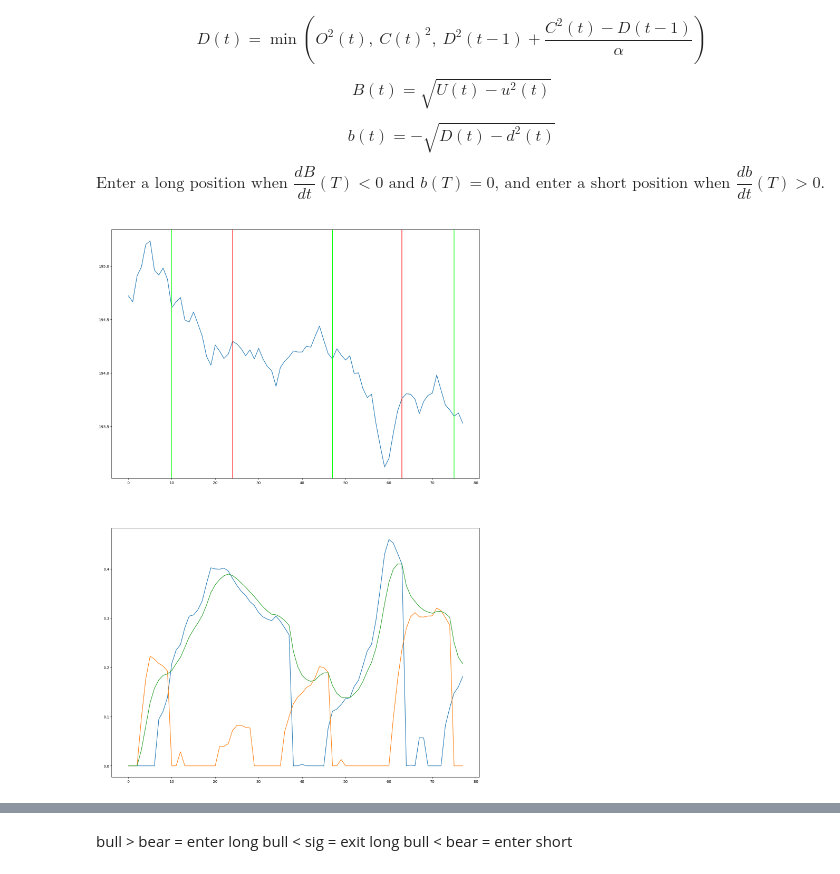
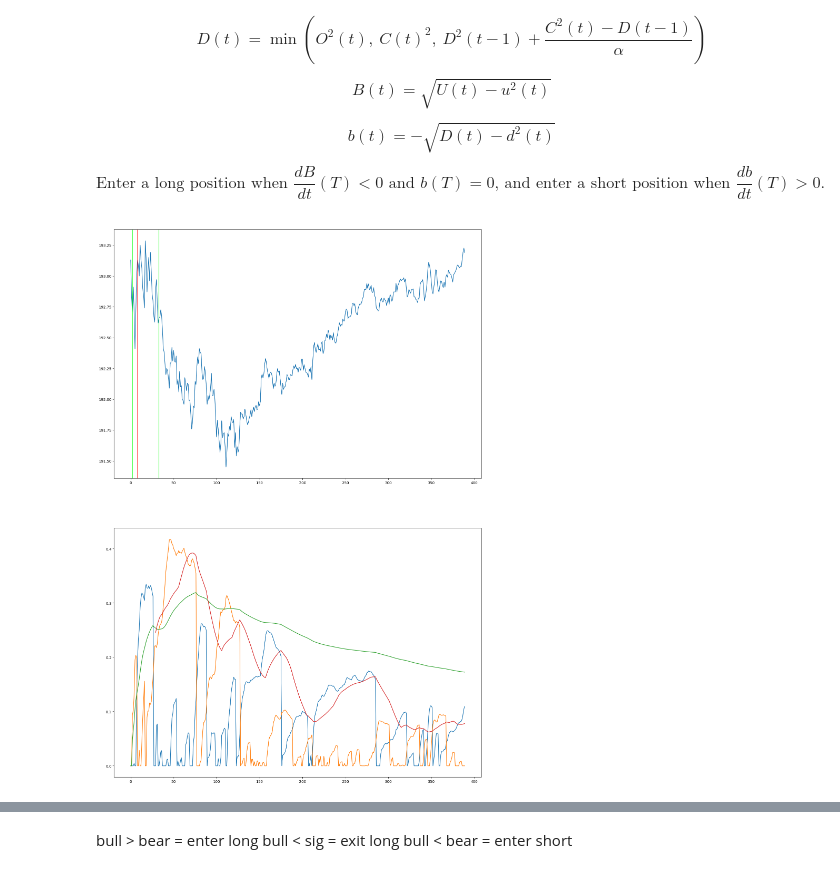
Before and after one commit to Juicestus/tradeautomation, a Jupyter notebook: strategies/squarebounds2/sb.ipynb, the cells around one changed output, grey strips where cells are left out. Drawn from its saved outputs; the diff is of its cells as text; code cells hidden in the pictures.

```diff
--- a/strategies/squarebounds2/sb.ipynb
+++ b/strategies/squarebounds2/sb.ipynb
@@ -14,7 +14,7 @@ import priceanalytics.data as data
 big_df = data.alpaca_download_single(
     'AAPL',
     past_days=30,
-    interval=5
+    interval=1
 )
 dfs = data.split_alpaca_on_day(big_df)
 # %% [markdown]
@@ -76,15 +76,12 @@ def sb(close, _open):
     N = len(close)
 #     alpha = 2 / (_len + 1)
 #     alpha_sig = 2 / (sig_len + 1)
-    alpha = 10
-    asig = 5
+    alpha = 20
 
-    up1, up2, dn1, dn2, bull, bear, sig = np.zeros((7, N))
+    up1, up2, dn1, dn2, bull, bear, bull_mean, bear_mean, max_avg, min_avg = np.zeros((10, N))
 
     up1[0] = dn1[0] = close[0]
     up2[0] = dn2[0] = close[0] ** 2
-
-    #print(alpha, alpha_sig, up1[0], dn1[0], up2[0], dn2[0], sig[0])
 
     for i in range(1, N):
 
@@ -94,58 +91,34 @@ def sb(close, _open):
         up2[i] = max(close[i] ** 2, _open[i] ** 2, up2[i - 1] - (up2[i - 1] - close[i] ** 2) / alpha)
         dn2[i] = min(close[i] ** 2, _open[i] ** 2, dn2[i - 1] + (close[i] ** 2 - dn2[i - 1]) / alpha)
 
-        #print(up1[i], np.sqrt(up2[i]), dn1[i], np.sqrt(dn2[i]))
+        bear[i] = np.sqrt(up2[i] - up1[i] ** 2)
+        bull[i] = np.sqrt(dn2[i] - dn1[i] ** 2)
 
+        bear_mean[i] = np.sum(bear) / i
+        bull_mean[i] = np.sum(bull) / i
 
-        bull[i] = np.sqrt(up2[i] - up1[i] ** 2)
-        bear[i] = np.sqrt(dn2[i] - dn1[i] ** 2)
+        max_avg[i] = np.sum(np.maximum(bear, bull)) / i
+        min_avg[i] = np.sum(np.minimum(bear, bull)) / i
 
-        sig[i] = max(bull[i], bear[i])
+    #bear *= -1
 
-    #sigma = sig.ewm(alpha=1/asig).mean()
-    sigma = numpy_ewma_vectorized_v2(sig, asig)
+    max_mavg = pd.Series(np.maximum(bull, bear)).rolling(30).mean().to_numpy()
 
-        #sig[i] = sig[i - 1] + alpha_sig * (np.maximum(bull[i], bear[i]) - sig[i - 1])
+    sig = numpy_ewma_vectorized_v2(np.maximum(bear, bull), 3)
 
-    bear_og = bear
-    bear
-
-    bull_1st_ddt = _diff(bull)
-    bull_2nd_ddt = np.diff(bull_1st_ddt)
-    bull_3rd_ddt = np.diff(bull_2nd_ddt)
-
-    bear_1st_ddt = _diff(bear)
-    bear_2nd_ddt = np.diff(bear_1st_ddt)
-    bear_3rd_ddt = np.diff(bear_2nd_ddt)
-
-    bull_ma = pd.Series(bull).rolling(3).mean().to_numpy()
-    bear_ma = pd.Series(bear).rolling(3).mean().to_numpy()
+    d = np.maximum(bear, bull) - sig
 
     inpos = False
     longs, shorts = [], []
 
-    d2close = np.gradient(np.gradient(close))
-
-    # ideal:
-    # for i in range(1, N-1):
-    #     if d2close[i] < 0:
-    #         shorts.append(i)
-    #     elif d2close[i] > 0:
-    #         longs.append(i)
-
-    for i in range(1, N-1):
-        # if not inpos and bull_1st_ddt[i] < 0 and bear[i] == 0 :#and bear_1st_ddt[i] < 0:
-        #if not inpos and (bull[i] - bull[i-1]) < 0 and bear[i] == 0:#and bear_1st_ddt[i] < 0:
-
-        if not inpos and bull[i] > bear[i] and bear[i-1] > bull[i-1]:
-
+    for i in range(2, N-1):
+        #if not inpos and (bear[i] - bear[i-1]) > (bear[i-1] - bear[i-2]) and (bear[i] - bear[i-1]) != 0:
+        if not inpos and bear[i] > max_avg[i]:# and bear[i-1] < max_avg[i-1]:
             inpos = True
             longs.append(i)
-        # elif inpos and bear_1st_ddt[i] > 0:#and bull[i] == 0:#and bull_1st_ddt[i] > 0:
-         # elif (bear[i] - bear[i-1]) > 0:
-        #elif inpos and (bear[i] - bear[i-1]) > 0:
 
-        if inpos and bull[i] < sigma[i] and sigma[i-1] < bull[i-1]:
+        # elif inpos and (bull[i] - bull[i-1]) > (bull[i-1] - bull[i-2]) and (bull[i] - bull[i-1]) != 0:
+        elif inpos and bull[i] > max_avg[i]:# and bull[i-1] < max_avg[i-1]:
             inpos = False
             shorts.append(i)
 
@@ -167,38 +140,44 @@ def sb(close, _open):
         m.next()
 
         plt.plot(bull)
-#         plt.plot(bull_ma)
+        #plt.plot(bull_mean)
 
-        plt.plot(bear_og)
+        plt.plot(bear)
+        #plt.plot(bear_mean)
+        plt.plot(max_avg)
+        plt.plot(max_mavg)
+        # plt.plot(min_avg)
 
-        plt.plot(sigma)
+        #plt.plot(sig)
+
+        # plt.plot(d)
 
 
 
 
 #         plt.plot(bear_ma)
 
 
 #         m.next()
 
 #         plt.plot(bull_1st_ddt)
 #         plt.plot(bull_2nd_ddt)
 #         #bear_1st_ddt, bear_2nd_ddt
 
 
 
     #return df
 
 
 def test_sb(df):
 
 
     close = df['close'].to_numpy()
     _open = df['open'].to_numpy()
 
     sb(close, _open)
 
 
-test_sb(dfs[-1].copy())
+test_sb(dfs[-10].copy())
 # %% [output]
-[figure, old version]
+[figure, new version]
```
Also changed, not shown: parts of 1 cell of this notebook.
